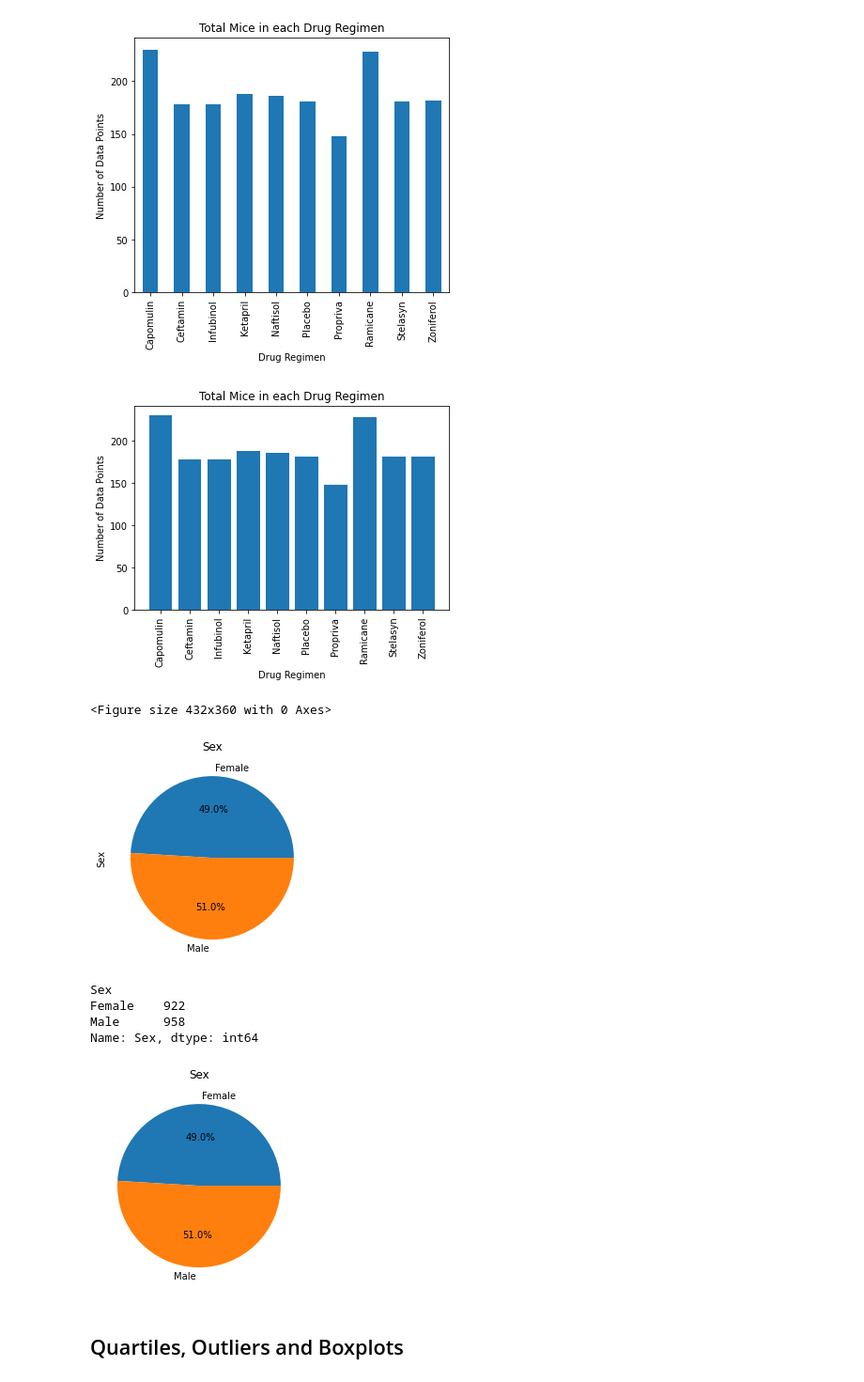
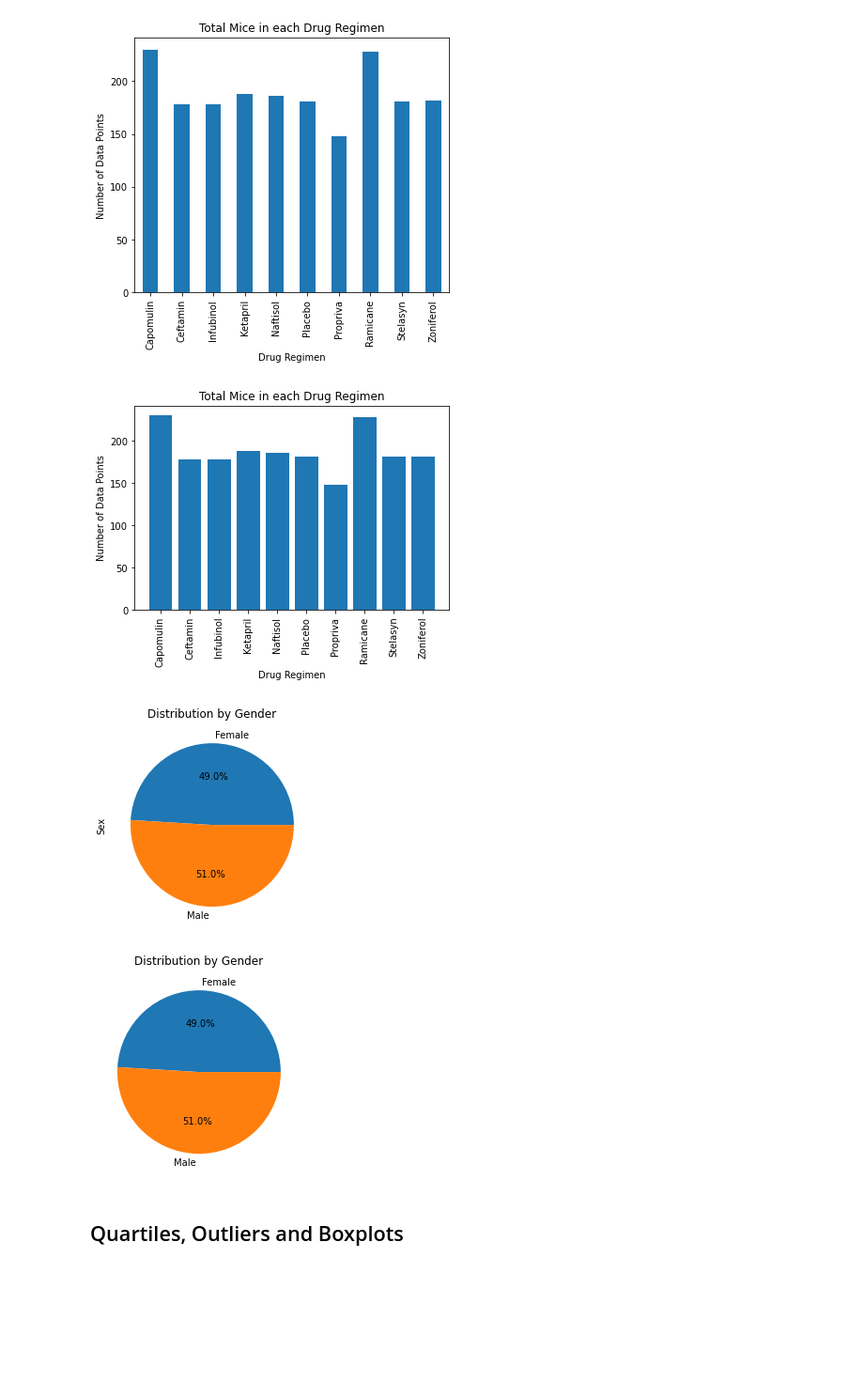
Before and after one commit to siekmeierpaul/matplotlib-challenge, a Jupyter notebook: Pymaceuticals/pymaceuticals_homework.ipynb, the cells around one changed output. Shown at 94% size. Drawn from its saved outputs; the diff is of its cells as text; code cells hidden in the pictures; blank space fills up the shorter version.

Commit message:
through line plot

```diff
--- a/Pymaceuticals/pymaceuticals_homework.ipynb
+++ b/Pymaceuticals/pymaceuticals_homework.ipynb
@@ -16,7 +16,7 @@ mouse_metadata = pd.read_csv(mouse_metadata_path)
 study_results = pd.read_csv(study_results_path)
 
 # Combine the data into a single dataset
-mouse_study_df = pd.merge(mouse_metadata, study_results, how='inner', on=['Mouse ID', 'Mouse ID'])
+mouse_study_df = pd.merge(mouse_metadata, study_results, how='inner', on=['Mouse ID'])
 
 # Display the data table for preview
 mouse_study_df
@@ -118,40 +118,34 @@ plt.xticks(tick_locations, s.index, rotation='vertical')
 plt.title("Total Mice in each Drug Regimen")
 plt.xlabel('Drug Regimen')
 plt.ylabel('Number of Data Points')
-plt.figure(figsize=(6,5))
-
+# plt.figure(figsize=(6,5))
+# plt.xlim(-1, len(x_axis))
+# plt.ylim(0, max(mice_count + 10))
 plt.show()
 # %% [output]
 [figure]
-<Figure size 432x360 with 0 Axes>
 # %%
 # Use Pandas to generate a pie plot showing the distribution of female versus male mice
 
 ## Note: this plot will be identical to the one that uses Pyplot
 gender_group = clean_df.groupby('Sex')
-df = gender_group['Sex'].count()
+gender = gender_group['Sex'].count()
 
-df.plot(kind='pie', autopct='%1.1f%%')
-plt.title('Sex')
+gender.plot(kind='pie', autopct='%1.1f%%')
+plt.title('Distribution by Gender')
 plt.show()
 # %% [output]
-[figure, old version]
+[figure, new version]
-# %%
-df
-# %% [output]
-Sex
-Female    922
-Male      958
-Name: Sex, dtype: int64
 # %%
 # Use Pyplot to generate a pie plot showing the distribution of female versus male mice
 
 ##  Note: this plot will be identical to the one that uses Pandas
 labels = ['Female', 'Male']
-plt.pie(df, labels=labels, autopct='%1.1f%%')
-plt.title('Sex')
+plt.pie(gender, labels=labels, autopct='%1.1f%%')
+
+plt.title('Distribution by Gender')
 plt.show()
 # %% [output]
-[figure, old version]
+[figure, new version]
 # %% [markdown]
 ## Quartiles, Outliers and Boxplots
```
Also changed, not shown: parts of 7 cells of this notebook.
